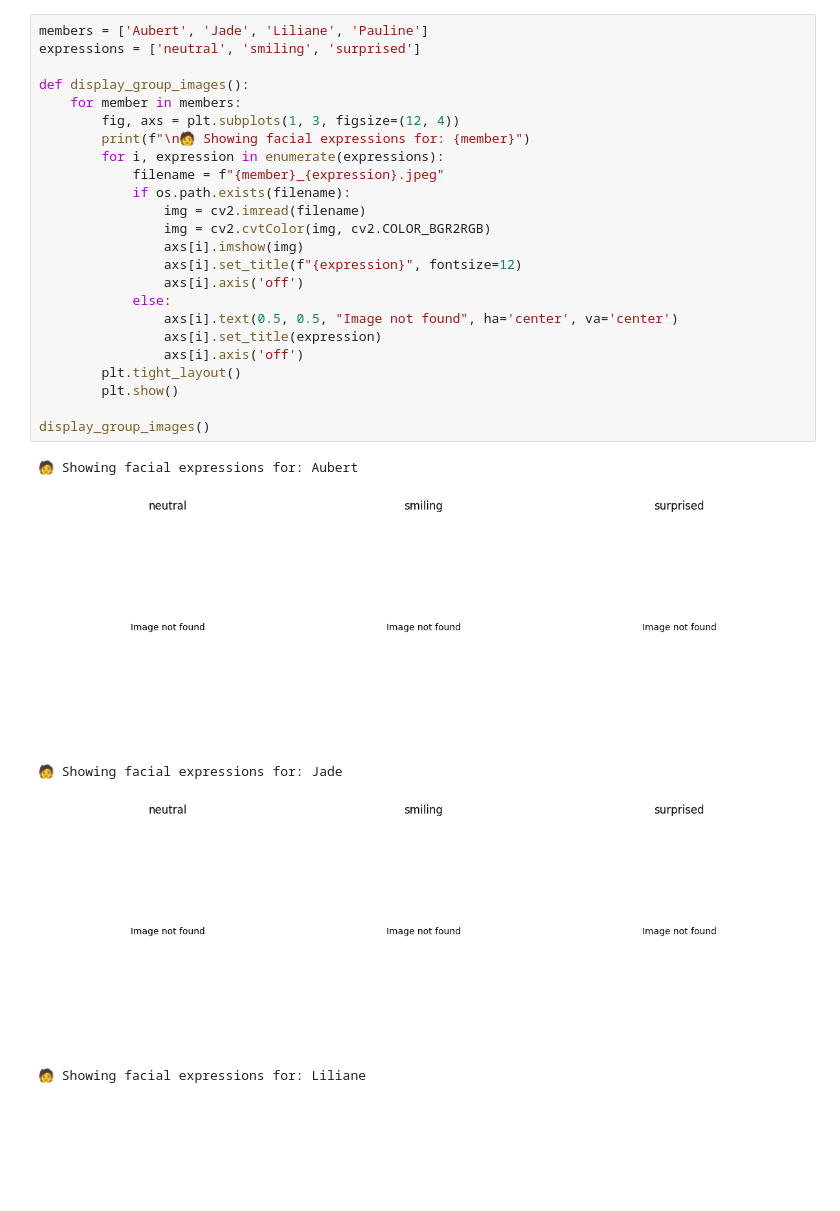
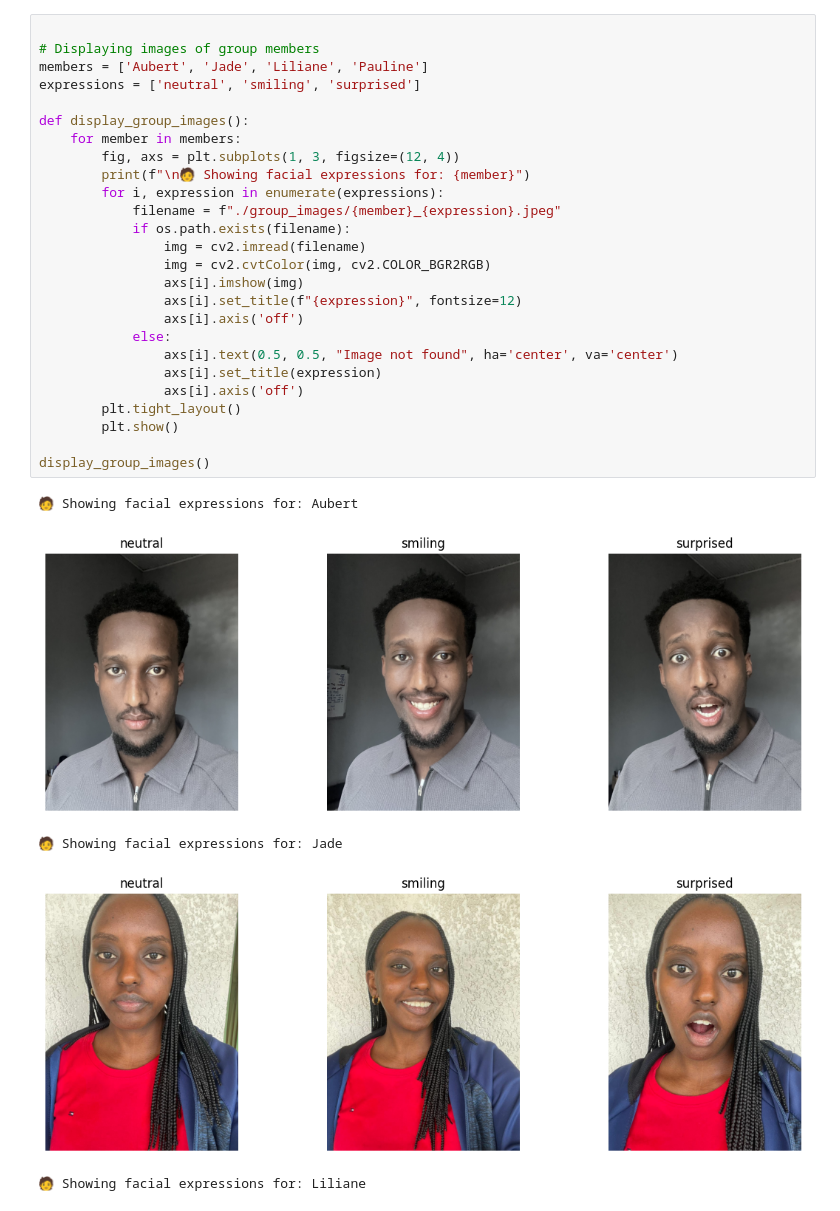
Before and after one commit to aubert-gloire/Group_5_Multimodal-Data-Preprocessing-Assignment, a Jupyter notebook: Notebook/facial_nb.ipynb, the cells around one changed output. Cells and saved outputs as stored; diff of their text form; blank space fills up the shorter version.

```diff
--- a/Notebook/facial_nb.ipynb
+++ b/Notebook/facial_nb.ipynb
@@ -12,30 +14,32 @@ from tensorflow.keras.applications.mobilenet_v2 import preprocess_input
 # %%
+
+# Displaying images of group members
 members = ['Aubert', 'Jade', 'Liliane', 'Pauline']
 expressions = ['neutral', 'smiling', 'surprised']
 
 def display_group_images():
     for member in members:
         fig, axs = plt.subplots(1, 3, figsize=(12, 4))
         print(f"\n🧑 Showing facial expressions for: {member}")
         for i, expression in enumerate(expressions):
-            filename = f"{member}_{expression}.jpeg"
+            filename = f"./group_images/{member}_{expression}.jpeg"
             if os.path.exists(filename):
                 img = cv2.imread(filename)
                 img = cv2.cvtColor(img, cv2.COLOR_BGR2RGB)
                 axs[i].imshow(img)
                 axs[i].set_title(f"{expression}", fontsize=12)
                 axs[i].axis('off')
             else:
                 axs[i].text(0.5, 0.5, "Image not found", ha='center', va='center')
                 axs[i].set_title(expression)
                 axs[i].axis('off')
         plt.tight_layout()
         plt.show()
 
 display_group_images()
 # %% [output]
 🧑 Showing facial expressions for: Aubert
-[figure, old version]
+[figure, new version]
 🧑 Showing facial expressions for: Jade
-[figure, old version]
+[figure, new version]
 🧑 Showing facial expressions for: Liliane
```
Also changed, not shown: parts of 10 cells of this notebook, 39 other files.
